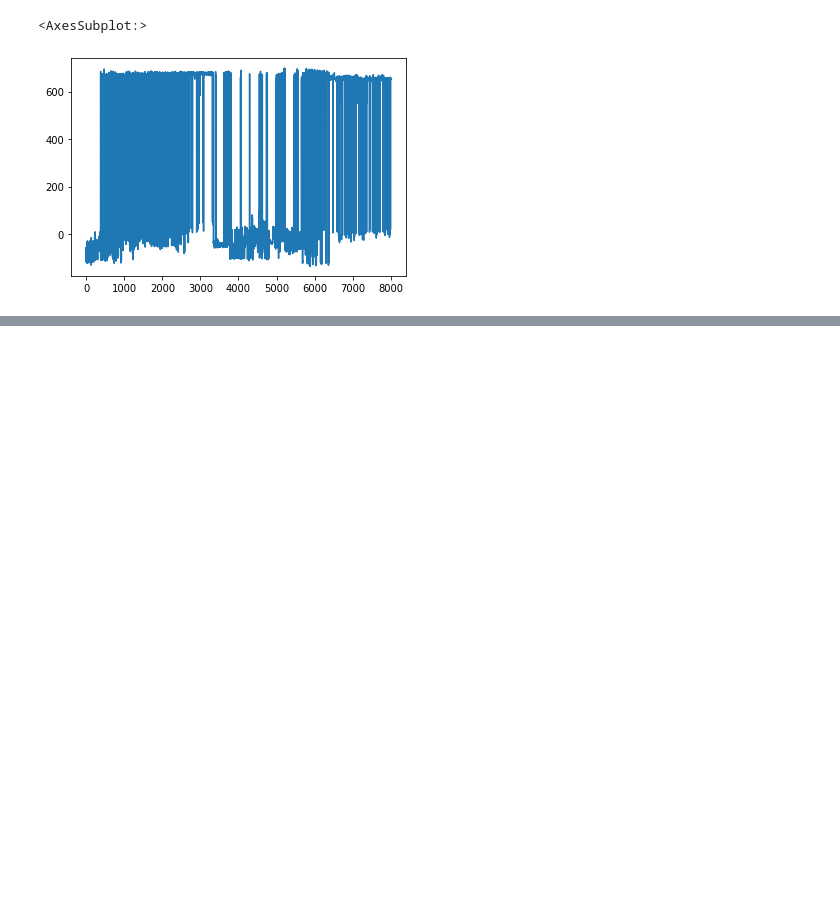
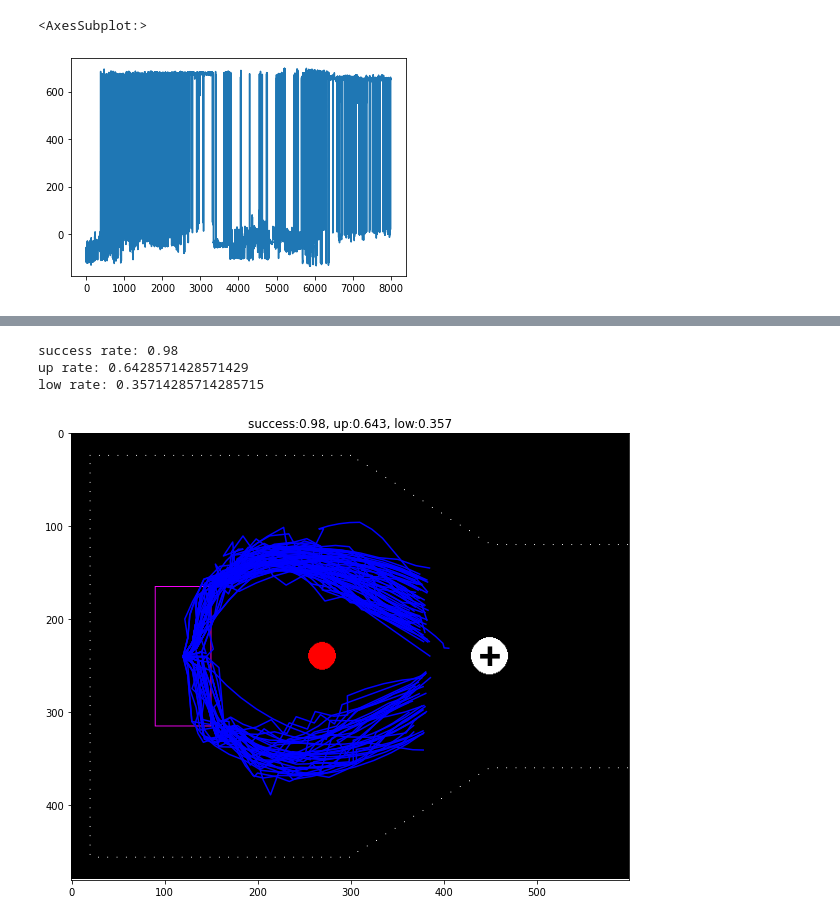
Before and after one commit to jihao2021/box-pushing, a Jupyter notebook: plotting.ipynb, the cells around one changed output, grey strips where cells are left out. Cells and saved outputs as stored; diff of their text form; code cells hidden in the pictures; blank space fills up the shorter version.

Commit message:
add background to trajectory plot

```diff
--- a/plotting.ipynb
+++ b/plotting.ipynb
@@ -67,0 +22,58 @@ low rate: 0.35714285714285715
+# %%
+# plot the trajectories of the box with all random seeds
+from scripts.pygame_env import CustomEnv
+import pygame
+
+env = CustomEnv(random_initialization=False, n_agents=5)
+env.render()
+
+plt.figure(figsize=[10, 10])
+background = np.transpose(
+        np.array(pygame.surfarray.pixels3d(env.screen)), axes=(1, 0, 2)
+    )
+plt.imshow(background)
+
+pygame.quit()
+
+count_success = 0
+count_up = 0
+count_low = 0
+total_num = 100
+
+for train_seed in range(total_num):
+    folder = f"NUM_AGENT{str(num_agent).zfill(2)}/{str(train_seed).zfill(4)}/"
+    trajectory_csv = folder + f"greedy_output/check_position_heading-NUM_AGENT{str(num_agent).zfill(2)}-Random_seed{str(random_seed).zfill(4)}-NUMBER_OF_AGENT_TRAINED_MODEL{str(num_trained_model).zfill(2)}-Random_seed_trained_model{str(train_seed).zfill(4)}.csv"
+    success_csv = folder + f"greedy_output/check_success-NUM_AGENT{str(num_agent).zfill(2)}-Random_seed{str(random_seed).zfill(4)}-NUMBER_OF_AGENT_TRAINED_MODEL{str(num_trained_model).zfill(2)}-Random_seed_trained_model{str(train_seed).zfill(4)}.csv"
+
+    # check success rate
+    df_success = pd.read_csv(success_csv, header=None)
+    if df_success.loc[0, 0] < 1:
+        continue
+    count_success += 1
+
+    df_trajectory = pd.read_csv(trajectory_csv, header=None)
+    x = df_trajectory.loc[:, 1].to_numpy()
+    y = df_trajectory.loc[:, 2].to_numpy()
+    plt.plot(x, y, "b")
+
+    if min(y) > 200:
+        count_low += 1
+    else:
+        count_up += 1
+
+print(f"success rate: {count_success/total_num}")
+print(f"up rate: {count_up/count_success}")
+print(f"low rate: {count_low/count_success}")
+
+plt.title(f"success:{count_success/total_num}, up:{count_up/count_success :.3f}, low:{count_low/count_success :.3f}")
+plt.ylim([background.shape[0], 0])
+import os
+if not os.path.exists("plots"):
+    os.makedirs("plots")
+plt.savefig(f"plots/NUM_AGENT{str(num_agent).zfill(2)}-Random_seed{str(random_seed).zfill(4)}-NUMBER_OF_AGENT_TRAINED_MODEL{str(num_trained_model).zfill(2)}.png",
+           facecolor="white")
+# %% [output]
+success rate: 0.98
+up rate: 0.6428571428571429
+low rate: 0.35714285714285715
+[figure, added]
```
Also changed, not shown: parts of 2 cells of this notebook, 1 other file.
